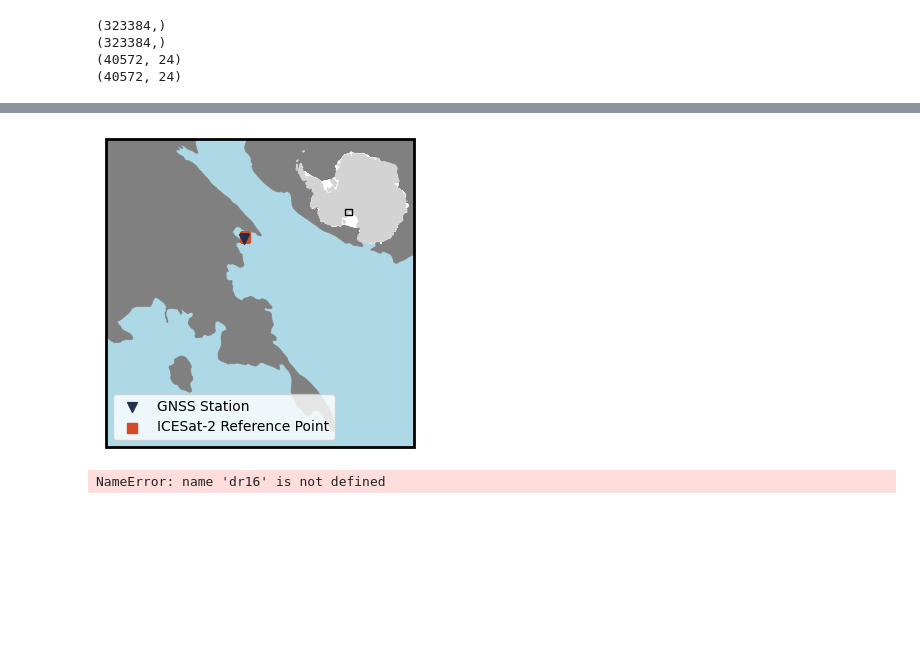
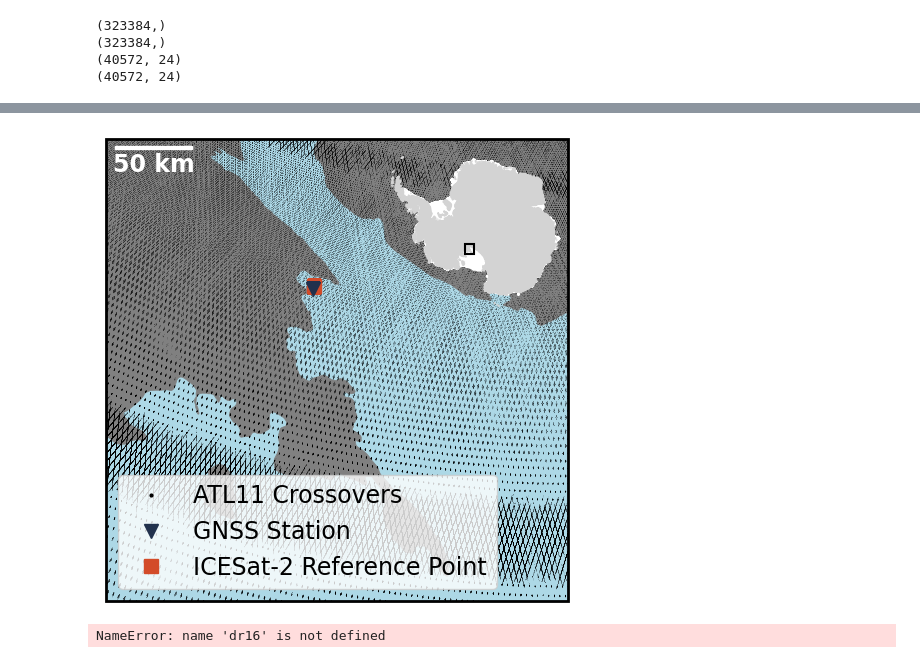
Before and after one commit to zsk4/harmonic-analysis, a Jupyter notebook: notebooks/ha.ipynb, the cells around one changed output, grey strips where cells are left out. Saved outputs shown, nothing was run; the diff lists cells and outputs as text; code cells hidden in the pictures; blank space fills up the shorter version.

```diff
--- a/notebooks/ha.ipynb
+++ b/notebooks/ha.ipynb
@@ -635,3 +651,16 @@ def plot_shapefile(
                     )
             else:
                 print(f"Unknown classification: {classification}")
+# %%
+# Load ATL11 for all crossover points
+data_path = "./data/ATL11_full"
+short_name = "ATL11"
+bbox = (-175, -85.5, -148, -82)
+
+st = "2021-01-01"
+ed = "2025-06-01"
+# Download ATL11 if necessary
+results = earthaccess.search_data(short_name="ATL11", bounding_box=bbox)
+temporal = (st, ed)
+print(len(results))
+earthaccess.download(results, data_path, provider="POCLOUD")
@@ -638,10 +765,11 @@ def plot_shapefile(
 # %%
 import cartopy.crs as ccrs
+import matplotlib.lines as mlines
 
 ps71_projection = ccrs.Stereographic(
     central_latitude=-90, central_longitude=0, true_scale_latitude=-71
 )
-fig, ax = plt.subplots(subplot_kw={"projection": ps71_projection}, figsize=(4, 4))
+fig, ax = plt.subplots(subplot_kw={"projection": ps71_projection}, figsize=(6, 6))
 for record, shape in zip(records, shapes):
     classification = record[field_names.index("Id_text")]
     points = shape.points
@@ -663,21 +791,61 @@ for record, shape in zip(records, shapes):
 is2_ref_pt_x, is2_ref_pt_y = ll2xy(lat_lon[min_index][1], lat_lon[min_index][0])
 gz05_x, gz05_y = ll2xy(gz05_lon, gz05_lat)
 ax.scatter(
-    gz05_x, gz05_y, color="#21314D", s=50, zorder=5, label="GNSS Station", marker="v"
+    gz05_x, gz05_y, color="#21314D", s=100, zorder=5, label="GNSS Station", marker="v"
 )
 ax.scatter(
     is2_ref_pt_x,
     is2_ref_pt_y,
     color="#D34B29",
-    s=50,
-    zorder=3,
+    s=100,
+    zorder=4,
     label="ICESat-2 Reference Point",
     marker="s",
+)
+ax.scatter(
+    atl11_x,
+    atl11_y,
+    color="black",
+    marker=".",
+    s=0.1,
+    linewidths=0,
+    zorder=3,
+    label="ATL11 Crossovers",
 )
 bbox = [-300000, -800000, 0, -500000]
 ax.set_xlim(bbox[0], bbox[2])
 ax.set_ylim(bbox[1], bbox[3])
-ax.legend()
+
+atl11_legend = mlines.Line2D(
+    [],
+    [],
+    color="black",
+    marker=".",
+    linestyle="None",
+    markersize=4,
+    label="ATL11 Crossovers",
+)
+gnss_legend = mlines.Line2D(
+    [],
+    [],
+    color="#21314D",
+    marker="v",
+    linestyle="None",
+    markersize=10,
+    label="GNSS Station",
+)
+is2_legend = mlines.Line2D(
+    [],
+    [],
+    color="#D34B29",
+    marker="s",
+    linestyle="None",
+    markersize=10,
+    label="ICESat-2 Reference Point",
+)
+ax.legend(
+    handles=[atl11_legend, gnss_legend, is2_legend], loc="lower left", fontsize=17
+)
 
 # Inset Map
 
@@ -689,35 +857,50 @@ inset = fig.add_axes(
         inset_x - bbox_0.height / 2.5,
         inset_y - bbox_0.height / 2.5,
         bbox_0.height / 2.5,
         bbox_0.height / 2.5,
     ],
     projection=ps71_projection,
 )  # [left, bottom, width, height]
 inset.patch.set_facecolor("none")
 for spine in inset.spines.values():
     spine.set_visible(False)
 inset.set_xticks([])
 inset.set_yticks([])
 
 plot_shapefile(
     records, shapes, inset, ["lightgray", "white"], ps71_projection, fill=True
 )
 rect = plt.Rectangle(
     (
         bbox[0],
         bbox[1],
     ),
     bbox[2] - bbox[0],
     bbox[3] - bbox[1],
     zorder=3,
-    linewidth=1,
+    linewidth=1.5,
     edgecolor="black",
     facecolor="none",
 )
 inset.add_patch(rect)
+
+scalebar = AnchoredSizeBar(
+    ax.transData,
+    50000,
+    "50 km",
+    "upper left",
+    pad=0.2,
+    sep=3,
+    color="white",
+    frameon=False,
+    size_vertical=2000,
+    fontproperties=mpl.font_manager.FontProperties(size=17, weight="bold"),
+    label_top=False,
+)
+ax.add_artist(scalebar)
 fig.savefig("REF_PT_location.png", dpi=1000)
 # %% [output]
-[figure, old version]
+[figure, new version]
 # %%
 # MyHA on both Ross Ice Shelf Stations
 fits = []
```
Also changed, not shown: parts of 14 cells of this notebook, 4 other files.
